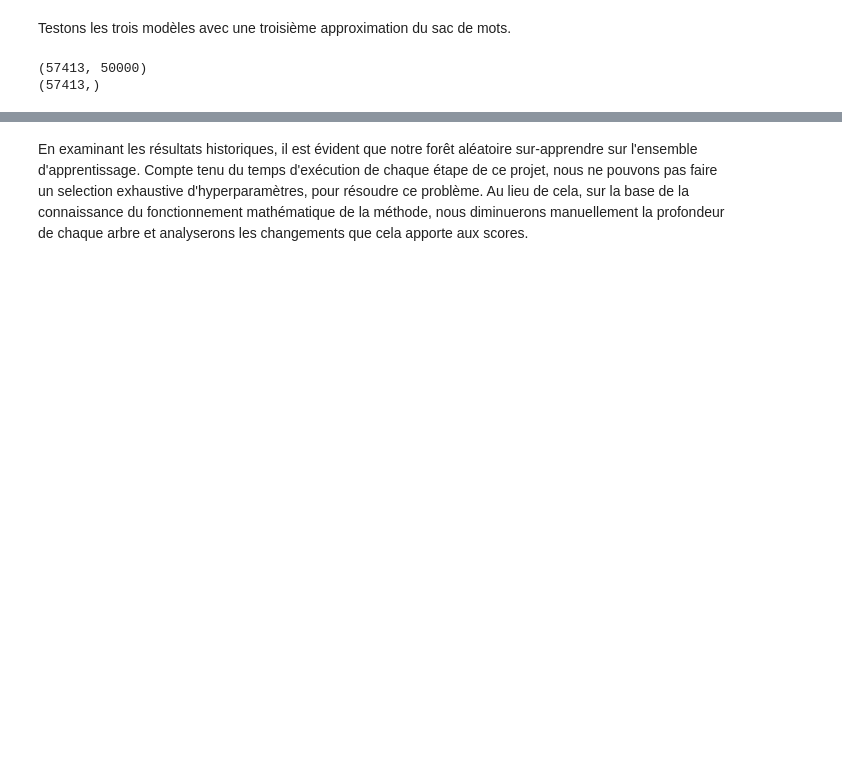
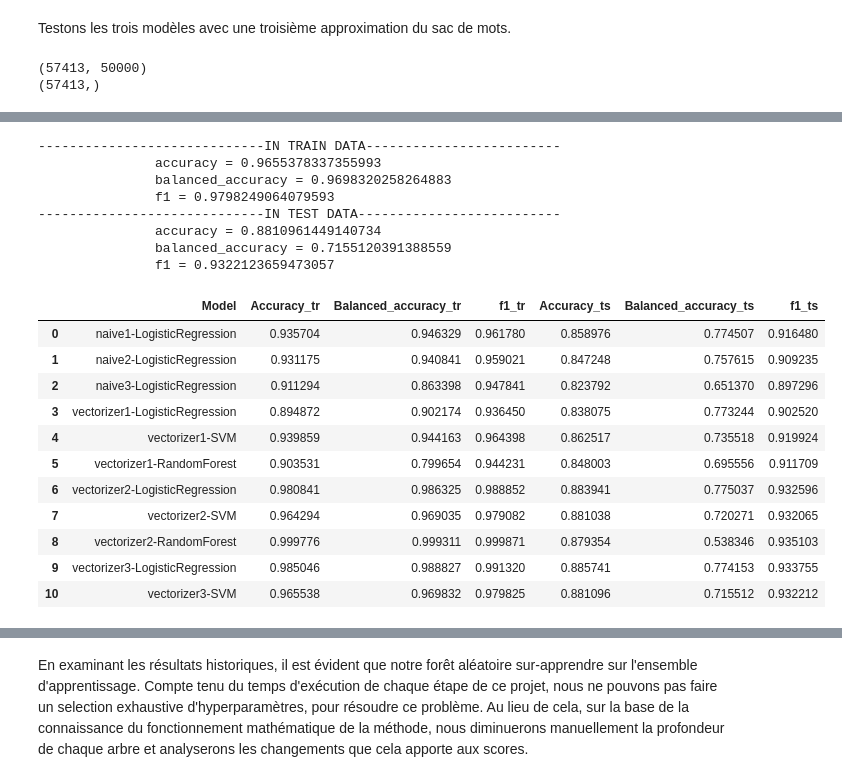
Before and after one commit to JulAgu/TAL_class_locuteur_Chirac_Mitterrand, a Jupyter notebook: main.ipynb, the cells around one changed output, grey strips where cells are left out. Drawn from its saved outputs; the diff is of its cells as text; code cells hidden in the pictures; blank space fills up the shorter version.

```diff
--- a/main.ipynb
+++ b/main.ipynb
@@ -608,3 +603,31 @@ resultats.afficher()
+# %%
+svc = SVC(class_weight = 'balanced')
+svc.fit(X_train, y_train)
+yhat_train = svc.predict(X_train)
+yhat_test = svc.predict(X_test)
+resultats.evaluer('vectorizer3-SVM', y_train, y_test, yhat_train, yhat_test)
+resultats.afficher()
+# %% [output]
+-----------------------------IN TRAIN DATA-------------------------
+               accuracy = 0.9655378337355993
+               balanced_accuracy = 0.9698320258264883
+               f1 = 0.9798249064079593
+-----------------------------IN TEST DATA--------------------------
+               accuracy = 0.8810961449140734
+               balanced_accuracy = 0.7155120391388559
+               f1 = 0.9322123659473057
+|  | Model | Accuracy_tr | Balanced_accuracy_tr | f1_tr | Accuracy_ts | Balanced_accuracy_ts | f1_ts |
+| 0 | naive1-LogisticRegression | 0.935704 | 0.946329 | 0.961780 | 0.858976 | 0.774507 | 0.916480 |
+| 1 | naive2-LogisticRegression | 0.931175 | 0.940841 | 0.959021 | 0.847248 | 0.757615 | 0.909235 |
+| 2 | naive3-LogisticRegression | 0.911294 | 0.863398 | 0.947841 | 0.823792 | 0.651370 | 0.897296 |
+| 3 | vectorizer1-LogisticRegression | 0.894872 | 0.902174 | 0.936450 | 0.838075 | 0.773244 | 0.902520 |
+| 4 | vectorizer1-SVM | 0.939859 | 0.944163 | 0.964398 | 0.862517 | 0.735518 | 0.919924 |
+| 5 | vectorizer1-RandomForest | 0.903531 | 0.799654 | 0.944231 | 0.848003 | 0.695556 | 0.911709 |
+| 6 | vectorizer2-LogisticRegression | 0.980841 | 0.986325 | 0.988852 | 0.883941 | 0.775037 | 0.932596 |
+| 7 | vectorizer2-SVM | 0.964294 | 0.969035 | 0.979082 | 0.881038 | 0.720271 | 0.932065 |
+| 8 | vectorizer2-RandomForest | 0.999776 | 0.999311 | 0.999871 | 0.879354 | 0.538346 | 0.935103 |
+| 9 | vectorizer3-LogisticRegression | 0.985046 | 0.988827 | 0.991320 | 0.885741 | 0.774153 | 0.933755 |
+| 10 | vectorizer3-SVM | 0.965538 | 0.969832 | 0.979825 | 0.881096 | 0.715512 | 0.932212 |
 # %%
 rf = RandomForestClassifier(class_weight = 'balanced', random_state=42)
 rf.fit(X_train, y_train)
```
Also changed, not shown: parts of 16 cells of this notebook, 1 other file.
